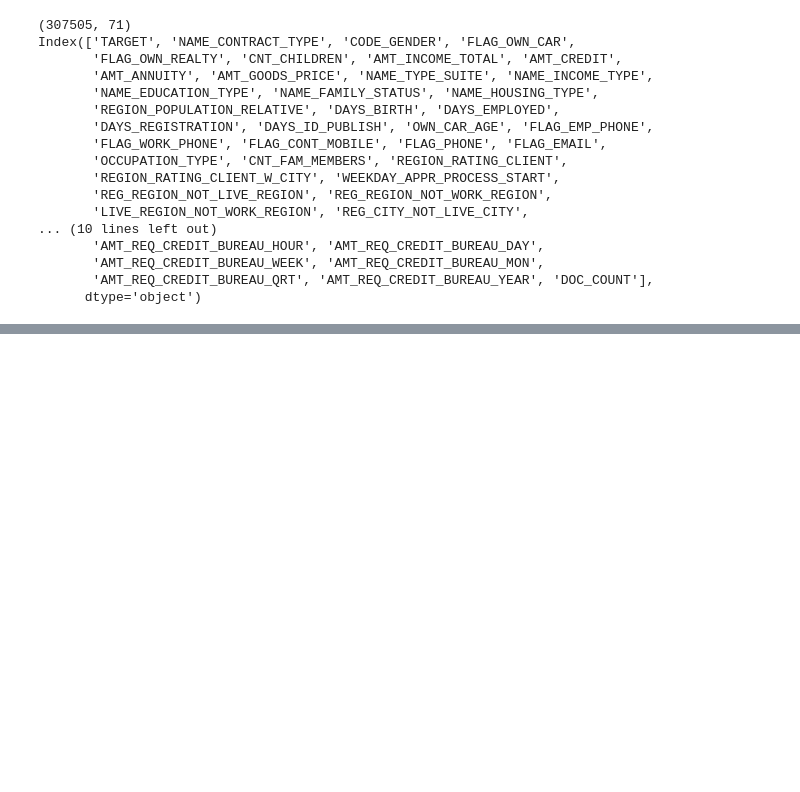
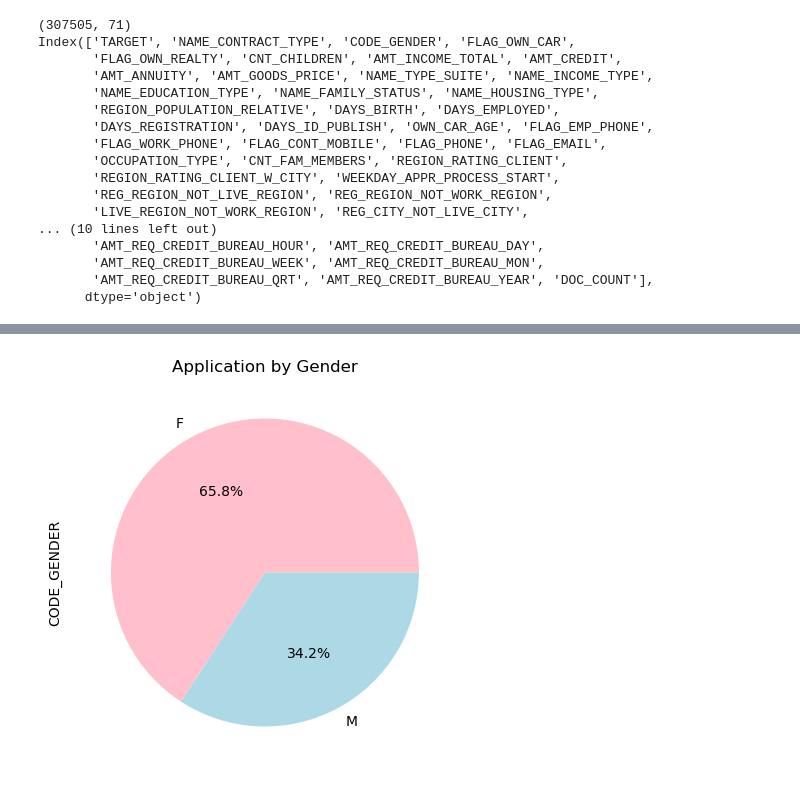
Before and after one commit to claracbucar/project--4, a Jupyter notebook: jsp_playground-02.ipynb, the cells around one changed output, grey strips where cells are left out. Saved outputs shown, nothing was run; the diff lists cells and outputs as text; code cells hidden in the pictures; blank space fills up the shorter version.

```diff
--- a/jsp_playground-02.ipynb
+++ b/jsp_playground-02.ipynb
@@ -317,0 +105,14 @@ nn.save(filename)
+# %%
+# for color choices see matplotlib named_colors.jpynb
+plt.title("Application by Gender")
+#plt.ylabel("Count")
+#plt.xlabel("Gendar")
+df_clean['CODE_GENDER'].value_counts().plot(kind='pie'
+            , colors=['pink', 'lightblue']
+            , autopct="%1.1f%%"
+            , figsize=(10,5))
+
+save_fig = os.path.join('.','Images', 'Gender.jpg')             # Prepare to save the figure
+plt.savefig(save_fig, bbox_inches='tight')                                  # Save the figure
+# %% [output]
+[figure, added]
```
Also changed, not shown: parts of 20 cells of this notebook, 5 other files.
